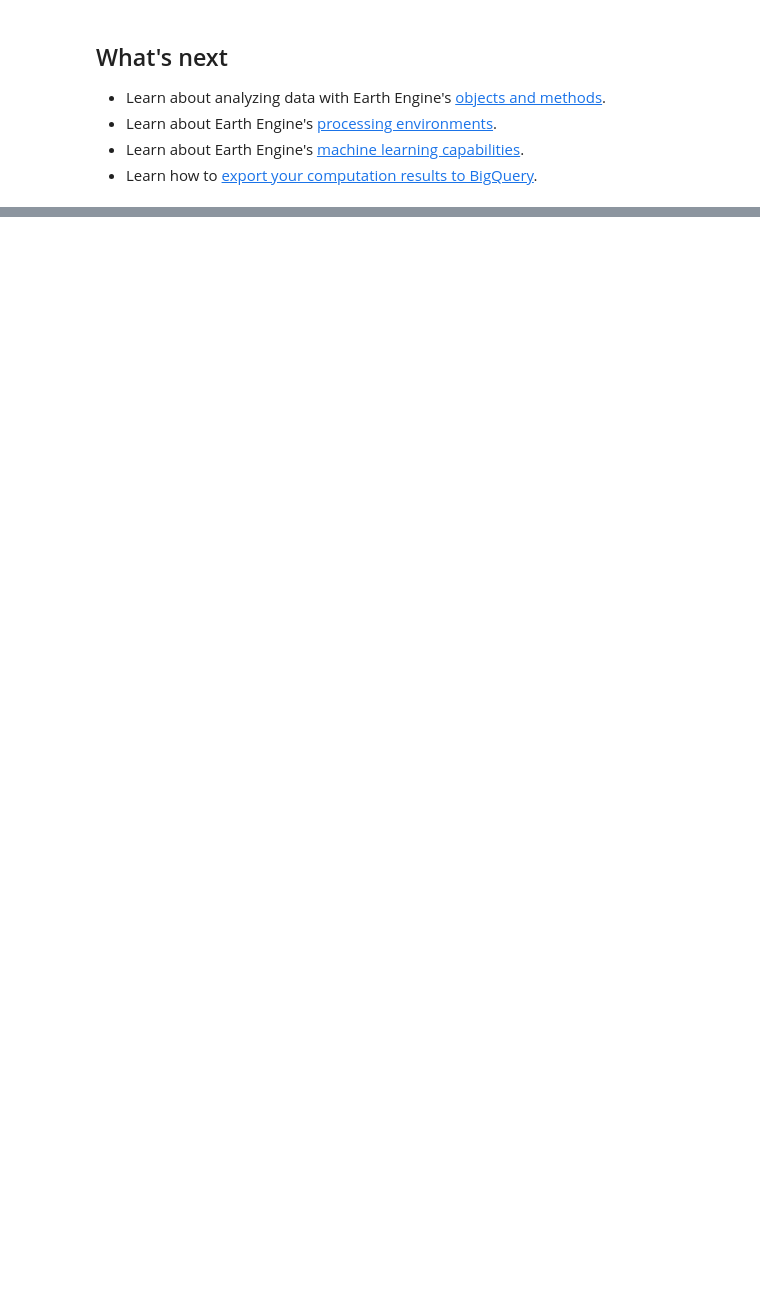
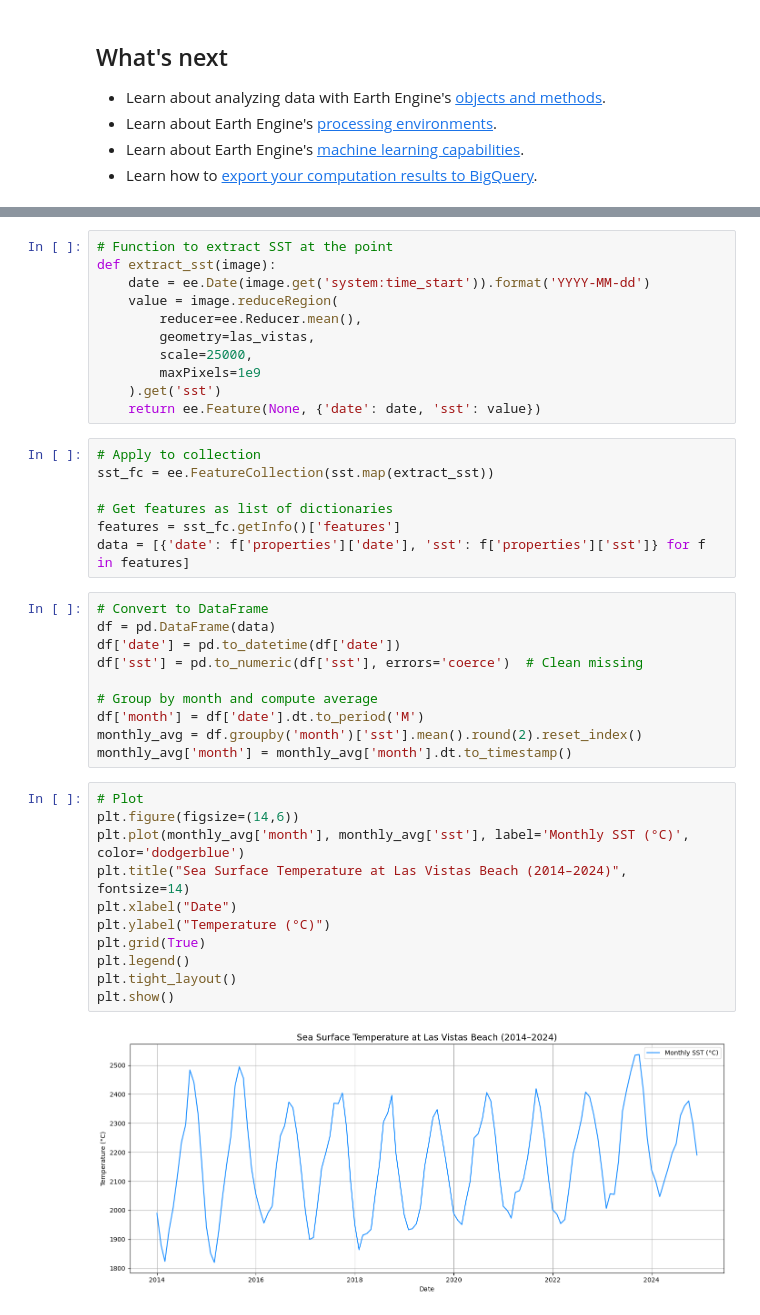
Before and after one commit to minadreamer/GEE, a Jupyter notebook: guides/linked/generated/quickstart_python.ipynb, the cells around one changed output, grey strips where cells are left out. Saved outputs shown, nothing was run; the diff lists cells and outputs as text; blank space fills up the shorter version.

```diff
--- a/guides/linked/generated/quickstart_python.ipynb
+++ b/guides/linked/generated/quickstart_python.ipynb
@@ -138,0 +297,41 @@ alt.Chart(city_climates_dataframe).mark_bar(size=100).encode(
+# %%
+# Function to extract SST at the point
+def extract_sst(image):
+    date = ee.Date(image.get('system:time_start')).format('YYYY-MM-dd')
+    value = image.reduceRegion(
+        reducer=ee.Reducer.mean(),
+        geometry=las_vistas,
+        scale=25000,
+        maxPixels=1e9
+    ).get('sst')
+    return ee.Feature(None, {'date': date, 'sst': value})
+# %%
+# Apply to collection
+sst_fc = ee.FeatureCollection(sst.map(extract_sst))
+
+# Get features as list of dictionaries
+features = sst_fc.getInfo()['features']
+data = [{'date': f['properties']['date'], 'sst': f['properties']['sst']} for f in features]
+# %%
+# Convert to DataFrame
+df = pd.DataFrame(data)
+df['date'] = pd.to_datetime(df['date'])
+df['sst'] = pd.to_numeric(df['sst'], errors='coerce')  # Clean missing
+
+# Group by month and compute average
+df['month'] = df['date'].dt.to_period('M')
+monthly_avg = df.groupby('month')['sst'].mean().round(2).reset_index()
+monthly_avg['month'] = monthly_avg['month'].dt.to_timestamp()
+# %%
+# Plot
+plt.figure(figsize=(14,6))
+plt.plot(monthly_avg['month'], monthly_avg['sst'], label='Monthly SST (°C)', color='dodgerblue')
+plt.title("Sea Surface Temperature at Las Vistas Beach (2014–2024)", fontsize=14)
+plt.xlabel("Date")
+plt.ylabel("Temperature (°C)")
+plt.grid(True)
+plt.legend()
+plt.tight_layout()
+plt.show()
+# %% [output]
+[figure, added]
```
Also changed, not shown: parts of 15 cells of this notebook.
